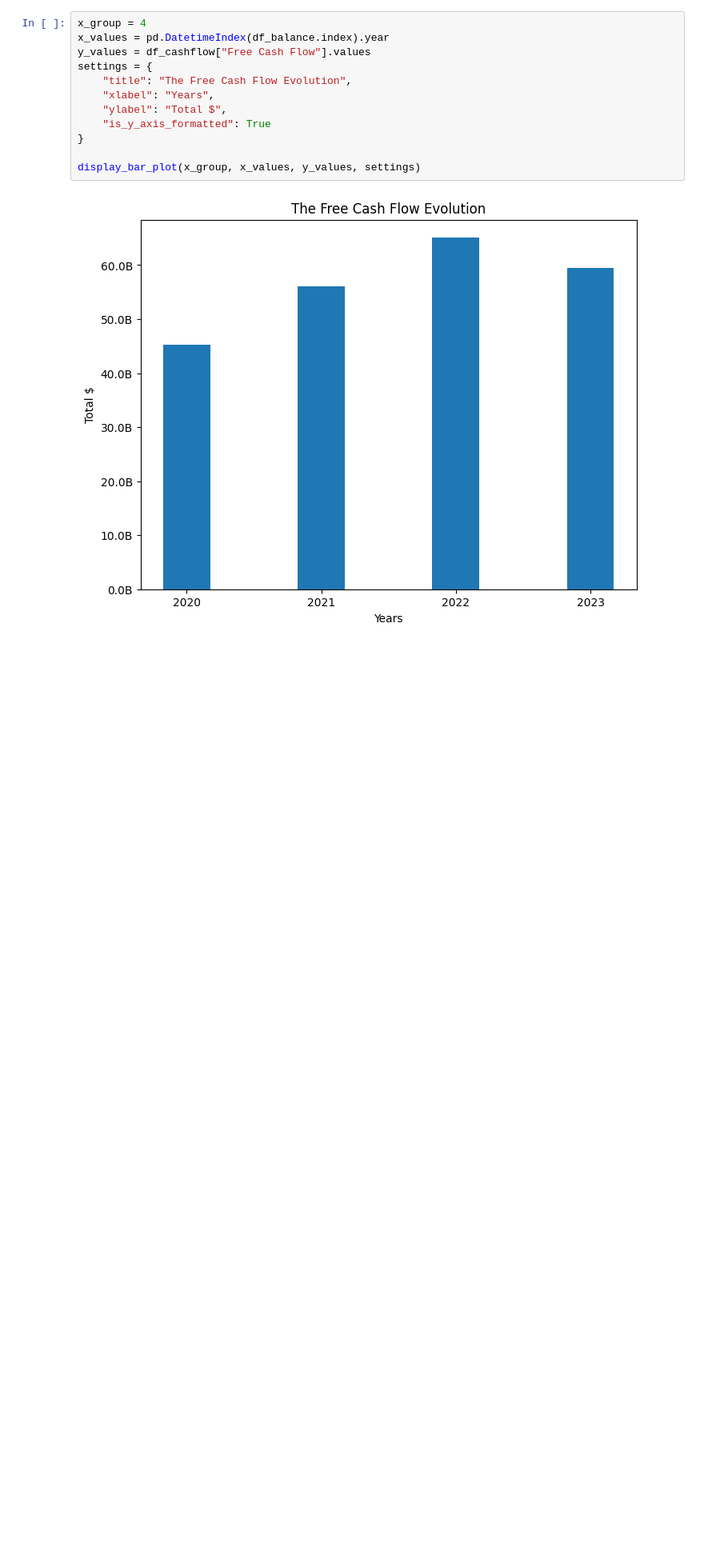
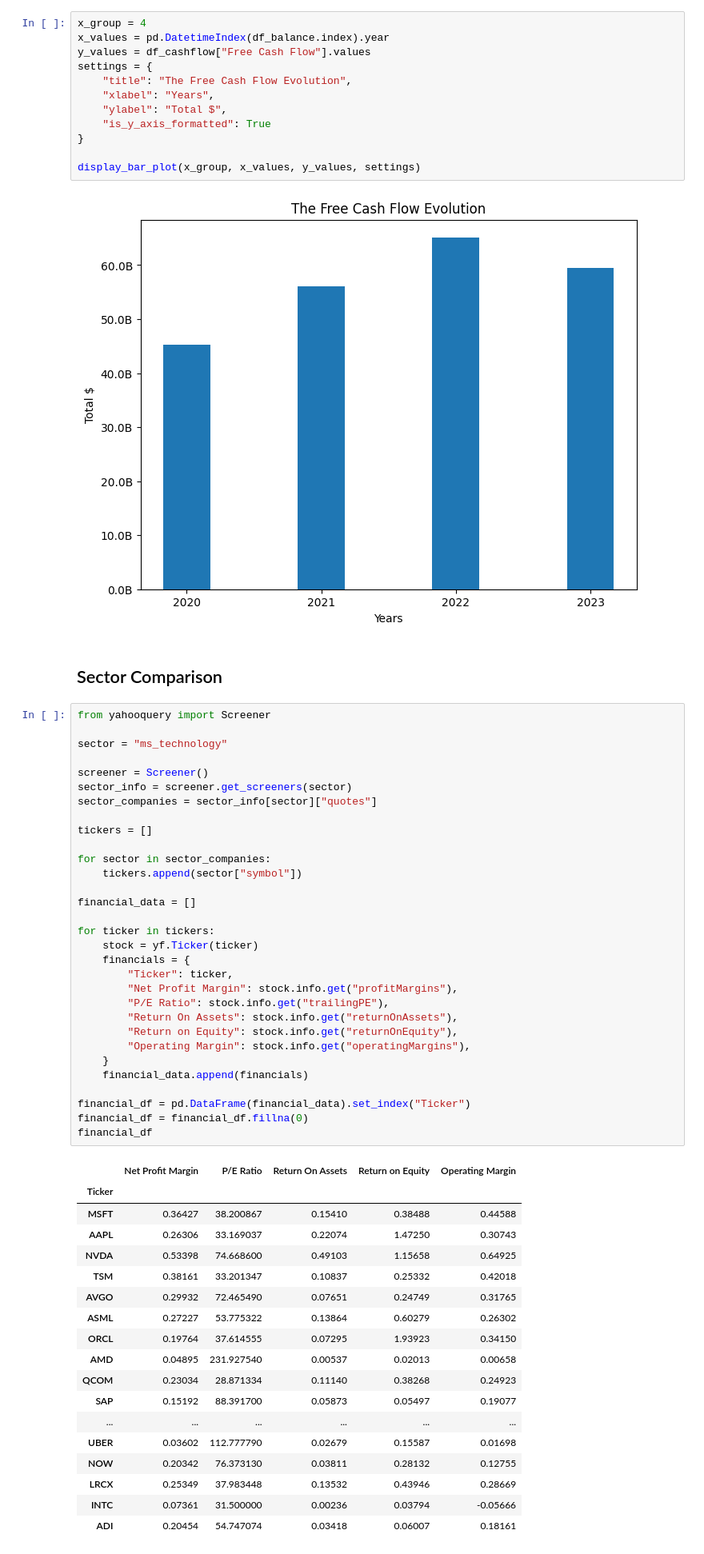
Before and after one commit to paty-oliveira/data-analysis-playground, a Jupyter notebook: stock-analysis/fundamental-analysis/index.ipynb, the cells around one changed output. Shown: that part at 80% size. Cells and saved outputs as stored; diff of their text form; blank space fills up the shorter version.

Commit message:
Add Sector Comparison

```diff
--- a/stock-analysis/fundamental-analysis/index.ipynb
+++ b/stock-analysis/fundamental-analysis/index.ipynb
@@ -634,3 +635,55 @@ settings = {
 display_bar_plot(x_group, x_values, y_values, settings)
 # %% [output]
 [figure]
+# %% [markdown]
+## Sector Comparison
+# %%
+from yahooquery import Screener
+
+sector = "ms_technology"
+
+screener = Screener()
+sector_info = screener.get_screeners(sector)
+sector_companies = sector_info[sector]["quotes"]
+
+tickers = []
+
+for sector in sector_companies:
+    tickers.append(sector["symbol"])
+
+financial_data = []
+
+for ticker in tickers:
+    stock = yf.Ticker(ticker)
+    financials = {
+        "Ticker": ticker,
+        "Net Profit Margin": stock.info.get("profitMargins"),
+        "P/E Ratio": stock.info.get("trailingPE"),
+        "Return On Assets": stock.info.get("returnOnAssets"),
+        "Return on Equity": stock.info.get("returnOnEquity"),
+        "Operating Margin": stock.info.get("operatingMargins"),
+    }
+    financial_data.append(financials)
+
+financial_df = pd.DataFrame(financial_data).set_index("Ticker")
+financial_df = financial_df.fillna(0)
+financial_df
+# %% [output]
+|  | Net Profit Margin | P/E Ratio | Return On Assets | Return on Equity | Operating Margin |
+| Ticker |  |  |  |  |  |
+| MSFT | 0.36427 | 38.200867 | 0.15410 | 0.38488 | 0.44588 |
+| AAPL | 0.26306 | 33.169037 | 0.22074 | 1.47250 | 0.30743 |
+| NVDA | 0.53398 | 74.668600 | 0.49103 | 1.15658 | 0.64925 |
+| TSM | 0.38161 | 33.201347 | 0.10837 | 0.25332 | 0.42018 |
+| AVGO | 0.29932 | 72.465490 | 0.07651 | 0.24749 | 0.31765 |
+| ASML | 0.27227 | 53.775322 | 0.13864 | 0.60279 | 0.26302 |
+| ORCL | 0.19764 | 37.614555 | 0.07295 | 1.93923 | 0.34150 |
+| AMD | 0.04895 | 231.927540 | 0.00537 | 0.02013 | 0.00658 |
+| QCOM | 0.23034 | 28.871334 | 0.11140 | 0.38268 | 0.24923 |
+| SAP | 0.15192 | 88.391700 | 0.05873 | 0.05497 | 0.19077 |
+| ... | ... | ... | ... | ... | ... |
+| UBER | 0.03602 | 112.777790 | 0.02679 | 0.15587 | 0.01698 |
+| NOW | 0.20342 | 76.373130 | 0.03811 | 0.28132 | 0.12755 |
+| LRCX | 0.25349 | 37.983448 | 0.13532 | 0.43946 | 0.28669 |
+| INTC | 0.07361 | 31.500000 | 0.00236 | 0.03794 | -0.05666 |
+| ADI | 0.20454 | 54.747074 | 0.03418 | 0.06007 | 0.18161 |
```
Also changed, not shown: parts of 7 cells of this notebook.
